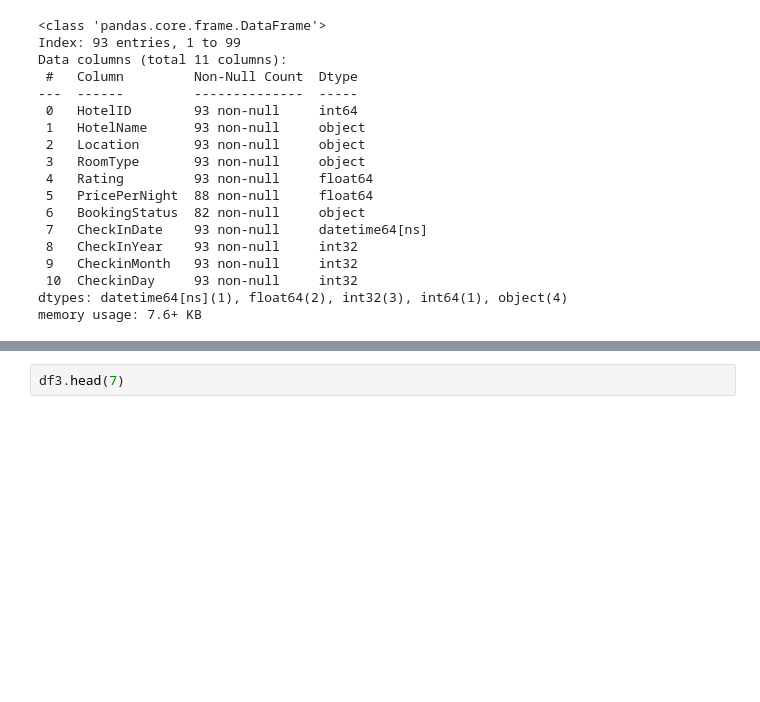
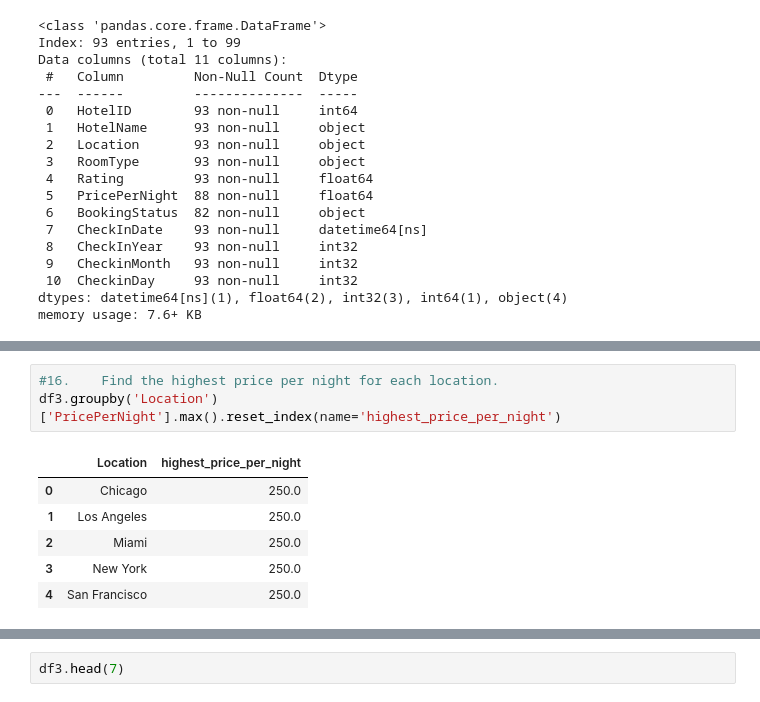
Before and after one commit to vaishnaviPatil1111/Python, a Jupyter notebook: Python_Pandas.ipynb, the cells around one changed output, grey strips where cells are left out. Drawn from its saved outputs; the diff is of its cells as text; blank space fills up the shorter version.

```diff
--- a/Python_Pandas.ipynb
+++ b/Python_Pandas.ipynb
@@ -1748,0 +1795,10 @@ memory usage: 7.6+ KB
+# %%
+#16.	Find the highest price per night for each location.
+df3.groupby('Location')['PricePerNight'].max().reset_index(name='highest_price_per_night')
+# %% [output]
+|  | Location | highest_price_per_night |
+| 0 | Chicago | 250.0 |
+| 1 | Los Angeles | 250.0 |
+| 2 | Miami | 250.0 |
+| 3 | New York | 250.0 |
+| 4 | San Francisco | 250.0 |
```
Also changed, not shown: parts of 19 cells of this notebook.
